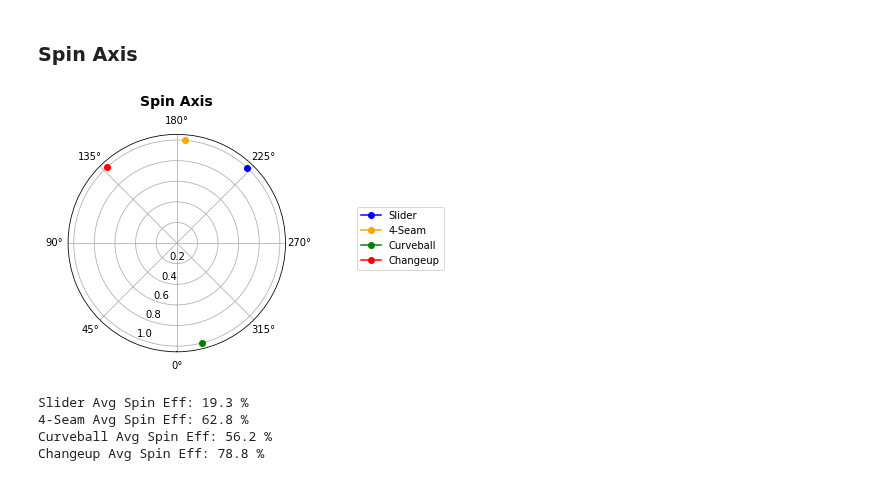
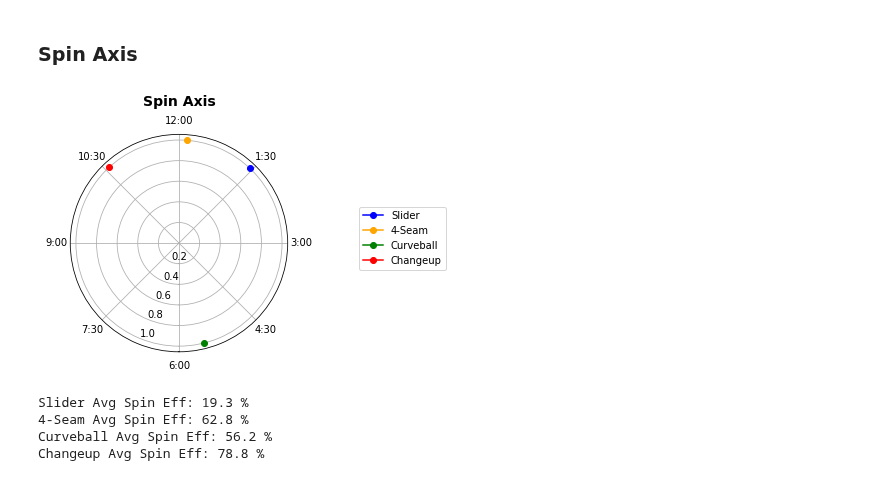
Before and after one commit to anthonyzurke/player-analysis, a Jupyter notebook: pitchers/kershaw-scoutingreport.ipynb, the cells around one changed output. Cells and saved outputs as stored; diff of their text form; code cells hidden in the pictures.

```diff
--- a/pitchers/kershaw-scoutingreport.ipynb
+++ b/pitchers/kershaw-scoutingreport.ipynb
@@ -195,18 +206,20 @@ plt.title('Speed vs Spin Rate - By Pitch Type', fontdict = font_title, pad = 15)
 # %%
 sl_tilt = sl['phi'].mean()
 ff_tilt = ff['phi'].mean()
 cu_tilt = cu['phi'].mean()
 ch_tilt = ch['phi'].mean()
 ax = plt.subplot(polar = True, theta_direction = -1)
 ax.plot(math.radians(sl_tilt), 1, color = 'blue', marker = 'o', label = 'Slider')
 ax.plot(math.radians(ff_tilt), 1, color = 'orange', marker = 'o', label = '4-Seam')
 ax.plot(math.radians(cu_tilt), 1, color = 'green', marker = 'o', label = 'Curveball')
 ax.plot(math.radians(ch_tilt), 1, color = 'red', marker = 'o', label = 'Changeup')
+ticks = ['6:00', '7:30', '9:00', '10:30', '12:00', '1:30', '3:00', '4:30']
+ax.set_xticklabels(ticks)
 ax.legend(bbox_to_anchor=(1.75, .69))
 ax.set_theta_zero_location("S")
 ax.set_title('Spin Axis', fontdict = font_title, pad = 15);
 # %% [output]
-[figure, old version]
+[figure, new version]
 # %%
 sl_gyro = sl['theta'].mean()
 ff_gyro = ff['theta'].mean()
```
Also changed, not shown: parts of 22 cells of this notebook, 6 other files.
